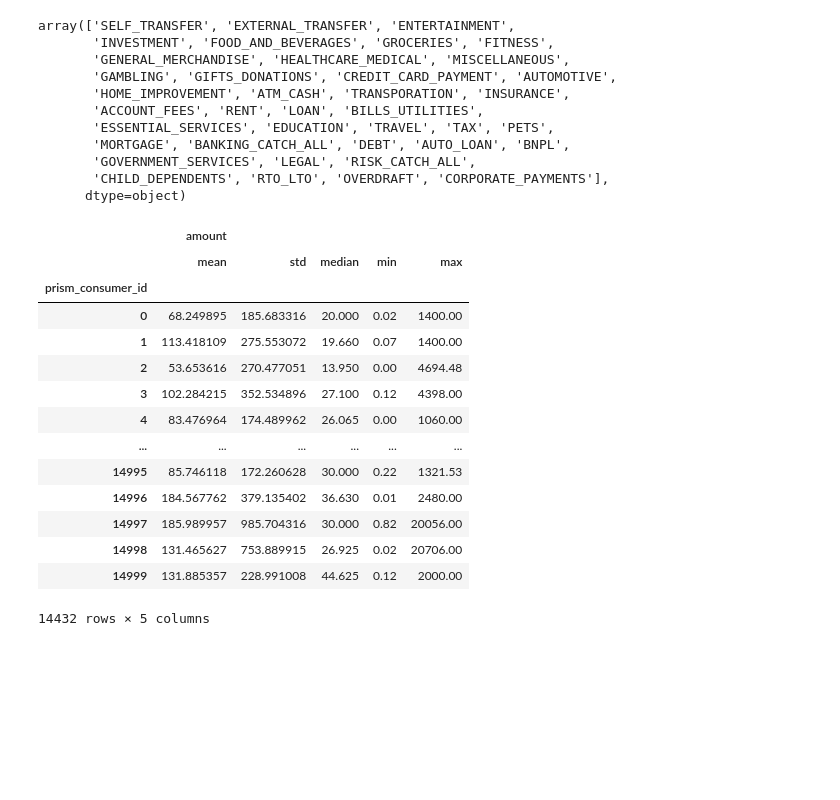
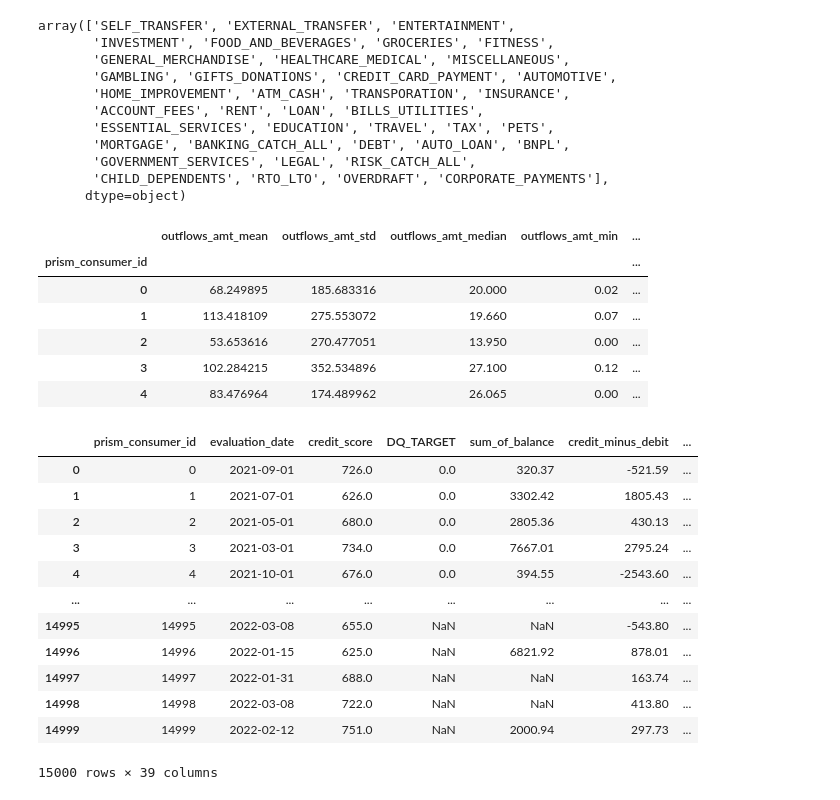
Before and after one commit to danielrmathew/prism-data-credit, a Jupyter notebook: src/notebooks/drm_notebook_q2.ipynb, the cells around one changed output. Drawn from its saved outputs; the diff is of its cells as text; code cells hidden in the pictures; blank space fills up the shorter version.

```diff
--- a/src/notebooks/drm_notebook_q2.ipynb
+++ b/src/notebooks/drm_notebook_q2.ipynb
@@ -409,22 +411,16 @@ array(['SELF_TRANSFER', 'EXTERNAL_TRANSFER', 'ENTERTAINMENT',
 # %%
+# creating relevant outflows df with only expenses
 debits_not_expenses = ['SELF_TRANSFER', 'ATM_CASH']
 outflows_agg_df = trxn_df[~trxn_df['category'].isin(debits_not_expenses)] \
-                        .groupby('prism_consumer_id').agg({'amount': ['mean', 'std', 'median', 'min', 'max']})
+                        .groupby('prism_consumer_id')['amount'].agg(['mean', 'std', 'median', 'min', 'max'])
+outflows_agg_df.columns = ['outflows_amt_' + col for col in outflows_agg_df.columns]
 # %%
-outflows_agg_df
+outflows_agg_df.head()
 # %% [output]
-|  | amount |  |  |  |  |
-|  | mean | std | median | min | max |
-| prism_consumer_id |  |  |  |  |  |
-| 0 | 68.249895 | 185.683316 | 20.000 | 0.02 | 1400.00 |
-| 1 | 113.418109 | 275.553072 | 19.660 | 0.07 | 1400.00 |
-| 2 | 53.653616 | 270.477051 | 13.950 | 0.00 | 4694.48 |
-| 3 | 102.284215 | 352.534896 | 27.100 | 0.12 | 4398.00 |
-| 4 | 83.476964 | 174.489962 | 26.065 | 0.00 | 1060.00 |
-| ... | ... | ... | ... | ... | ... |
-| 14995 | 85.746118 | 172.260628 | 30.000 | 0.22 | 1321.53 |
-| 14996 | 184.567762 | 379.135402 | 36.630 | 0.01 | 2480.00 |
-| 14997 | 185.989957 | 985.704316 | 30.000 | 0.82 | 20056.00 |
-| 14998 | 131.465627 | 753.889915 | 26.925 | 0.02 | 20706.00 |
-| 14999 | 131.885357 | 228.991008 | 44.625 | 0.12 | 2000.00 |
+|  | outflows_amt_mean | outflows_amt_std | outflows_amt_median | outflows_amt_min | ... |
+| prism_consumer_id |  |  |  |  | ... |
+| 0 | 68.249895 | 185.683316 | 20.000 | 0.02 | ... |
+| 1 | 113.418109 | 275.553072 | 19.660 | 0.07 | ... |
+| 2 | 53.653616 | 270.477051 | 13.950 | 0.00 | ... |
+| 3 | 102.284215 | 352.534896 | 27.100 | 0.12 | ... |
+| 4 | 83.476964 | 174.489962 | 26.065 | 0.00 | ... |
-14432 rows × 5 columns
@@ -430,0 +461,16 @@ outflows_agg_df
+# %%
+features_df
+# %% [output]
+|  | prism_consumer_id | evaluation_date | credit_score | DQ_TARGET | sum_of_balance | credit_minus_debit | ... |
+| 0 | 0 | 2021-09-01 | 726.0 | 0.0 | 320.37 | -521.59 | ... |
+| 1 | 1 | 2021-07-01 | 626.0 | 0.0 | 3302.42 | 1805.43 | ... |
+| 2 | 2 | 2021-05-01 | 680.0 | 0.0 | 2805.36 | 430.13 | ... |
+| 3 | 3 | 2021-03-01 | 734.0 | 0.0 | 7667.01 | 2795.24 | ... |
+| 4 | 4 | 2021-10-01 | 676.0 | 0.0 | 394.55 | -2543.60 | ... |
+| ... | ... | ... | ... | ... | ... | ... | ... |
+| 14995 | 14995 | 2022-03-08 | 655.0 | NaN | NaN | -543.80 | ... |
+| 14996 | 14996 | 2022-01-15 | 625.0 | NaN | 6821.92 | 878.01 | ... |
+| 14997 | 14997 | 2022-01-31 | 688.0 | NaN | NaN | 163.74 | ... |
+| 14998 | 14998 | 2022-03-08 | 722.0 | NaN | NaN | 413.80 | ... |
+| 14999 | 14999 | 2022-02-12 | 751.0 | NaN | 2000.94 | 297.73 | ... |
+15000 rows × 39 columns
```
Also changed, not shown: parts of 21 cells of this notebook.
